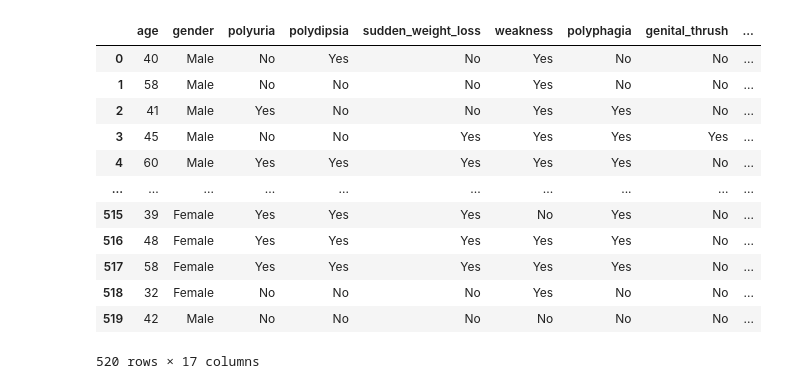
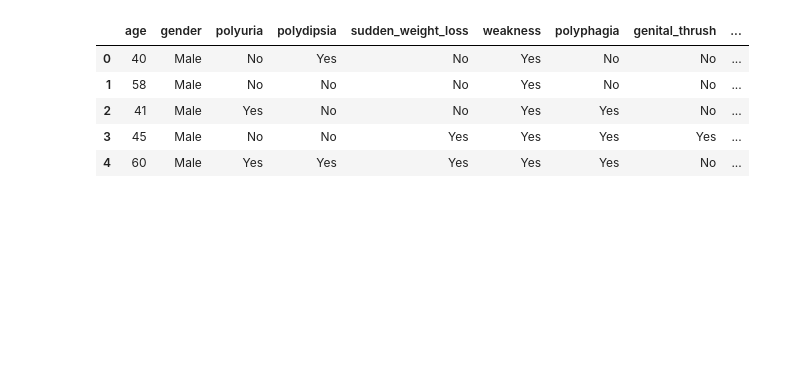
Before and after one commit to gauravgulia26/diabescan, a Jupyter notebook: notebooks/Trials.ipynb, the cells around one changed output. Drawn from its saved outputs; the diff is of its cells as text; code cells hidden in the pictures; blank space fills up the shorter version.

```diff
--- a/notebooks/Trials.ipynb
+++ b/notebooks/Trials.ipynb
@@ -10,18 +10,2 @@ y = early_stage_diabetes_risk_prediction.data.targets
 # %%
 import pandas as pd
-# %%
-pd.concat([X, y], axis=1)
-# %% [output]
-|  | age | gender | polyuria | polydipsia | sudden_weight_loss | weakness | polyphagia | genital_thrush | ... |
-| 0 | 40 | Male | No | Yes | No | Yes | No | No | ... |
-| 1 | 58 | Male | No | No | No | Yes | No | No | ... |
-| 2 | 41 | Male | Yes | No | No | Yes | Yes | No | ... |
-| 3 | 45 | Male | No | No | Yes | Yes | Yes | Yes | ... |
-| 4 | 60 | Male | Yes | Yes | Yes | Yes | Yes | No | ... |
-| ... | ... | ... | ... | ... | ... | ... | ... | ... | ... |
-| 515 | 39 | Female | Yes | Yes | Yes | No | Yes | No | ... |
-| 516 | 48 | Female | Yes | Yes | Yes | Yes | Yes | No | ... |
-| 517 | 58 | Female | Yes | Yes | Yes | Yes | Yes | No | ... |
-| 518 | 32 | Female | No | No | No | Yes | No | No | ... |
-| 519 | 42 | Male | No | No | No | No | No | No | ... |
-520 rows × 17 columns
@@ -27,0 +14,4 @@ pd.concat([X, y], axis=1)
+# %%
+df = pd.read_csv("../data/raw/raw.csv")
+# %%
+df = df.drop(columns=df.columns[0])
@@ -27,0 +22,9 @@ pd.concat([X, y], axis=1)
+# %%
+df.head()
+# %% [output]
+|  | age | gender | polyuria | polydipsia | sudden_weight_loss | weakness | polyphagia | genital_thrush | ... |
+| 0 | 40 | Male | No | Yes | No | Yes | No | No | ... |
+| 1 | 58 | Male | No | No | No | Yes | No | No | ... |
+| 2 | 41 | Male | Yes | No | No | Yes | Yes | No | ... |
+| 3 | 45 | Male | No | No | Yes | Yes | Yes | Yes | ... |
+| 4 | 60 | Male | Yes | Yes | Yes | Yes | Yes | No | ... |
```
Also changed, not shown: parts of 25 cells of this notebook, 5 other files.
